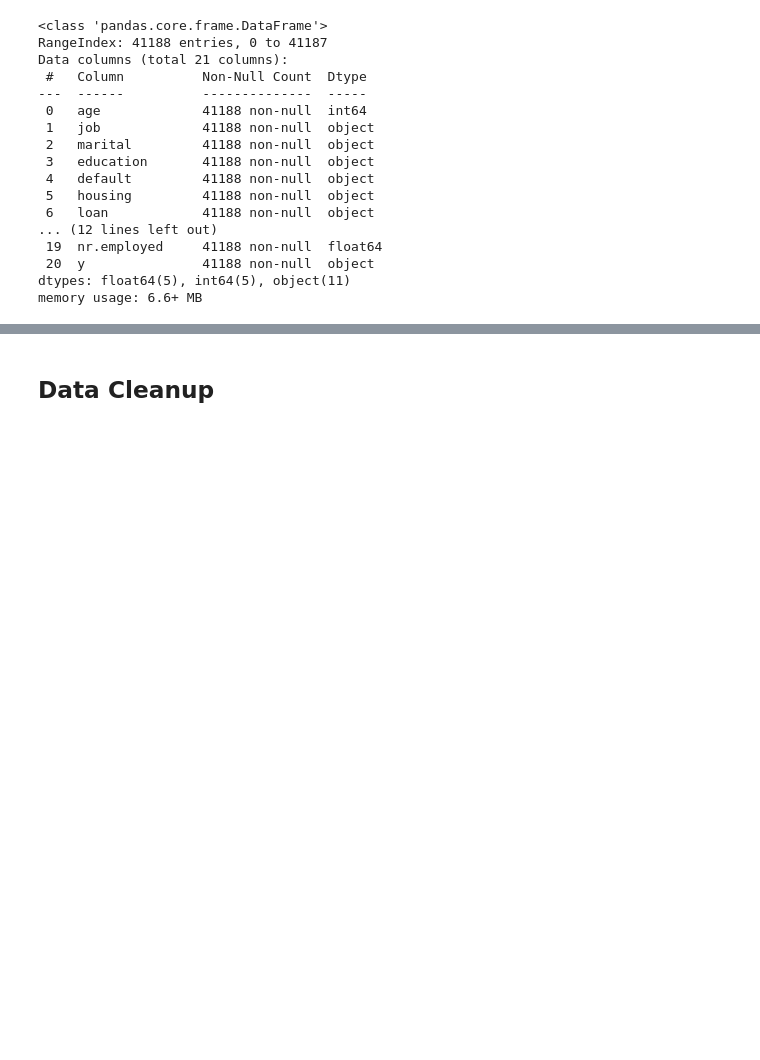
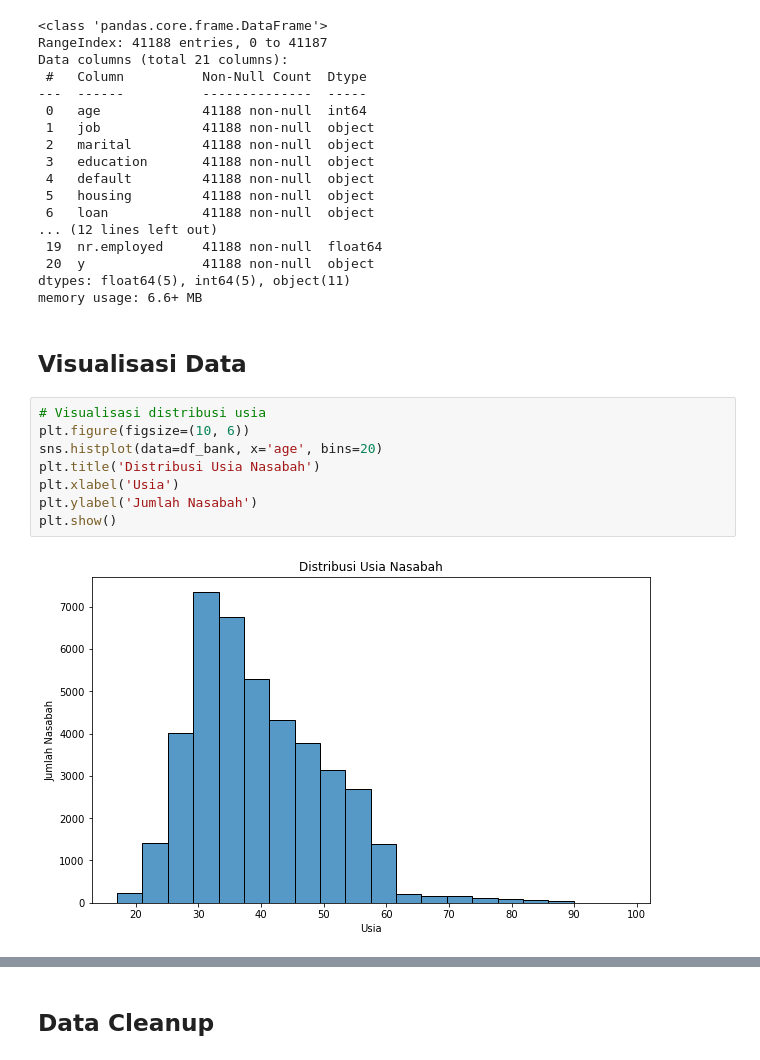
Before and after one commit to nadilla-putri27/nadilla-putri27, a Jupyter notebook: PYTN_Assgn_3_4_Nadilla_Nur_Aini_Yulian_Putri.ipynb, the cells around one changed output, grey strips where cells are left out. Cells and saved outputs as stored; diff of their text form; blank space fills up the shorter version.

```diff
--- a/PYTN_Assgn_3_4_Nadilla_Nur_Aini_Yulian_Putri.ipynb
+++ b/PYTN_Assgn_3_4_Nadilla_Nur_Aini_Yulian_Putri.ipynb
@@ -70,3 +71,15 @@ Data columns (total 21 columns):
  20  y               41188 non-null  object
 dtypes: float64(5), int64(5), object(11)
 memory usage: 6.6+ MB
+# %% [markdown]
+## Visualisasi Data
+# %%
+# Visualisasi distribusi usia
+plt.figure(figsize=(10, 6))
+sns.histplot(data=df_bank, x='age', bins=20)
+plt.title('Distribusi Usia Nasabah')
+plt.xlabel('Usia')
+plt.ylabel('Jumlah Nasabah')
+plt.show()
+# %% [output]
+[figure, added]
```
Also changed, not shown: parts of 18 cells of this notebook.
